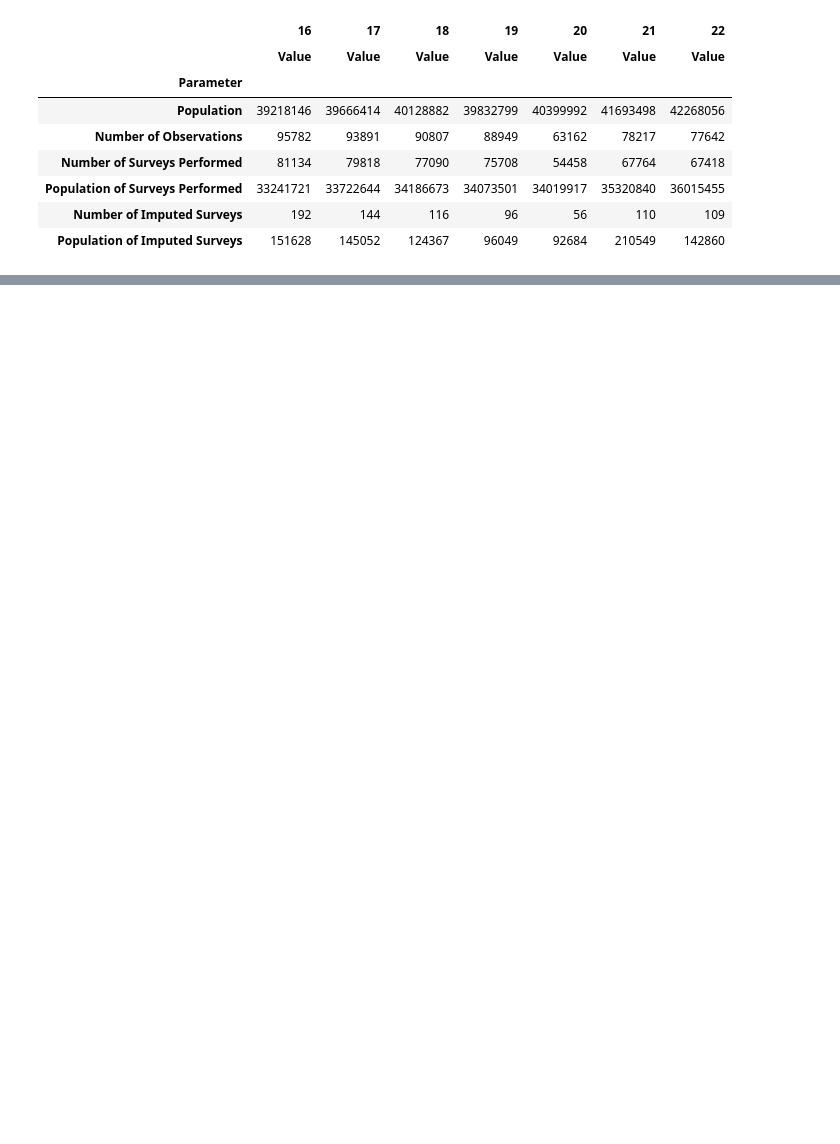
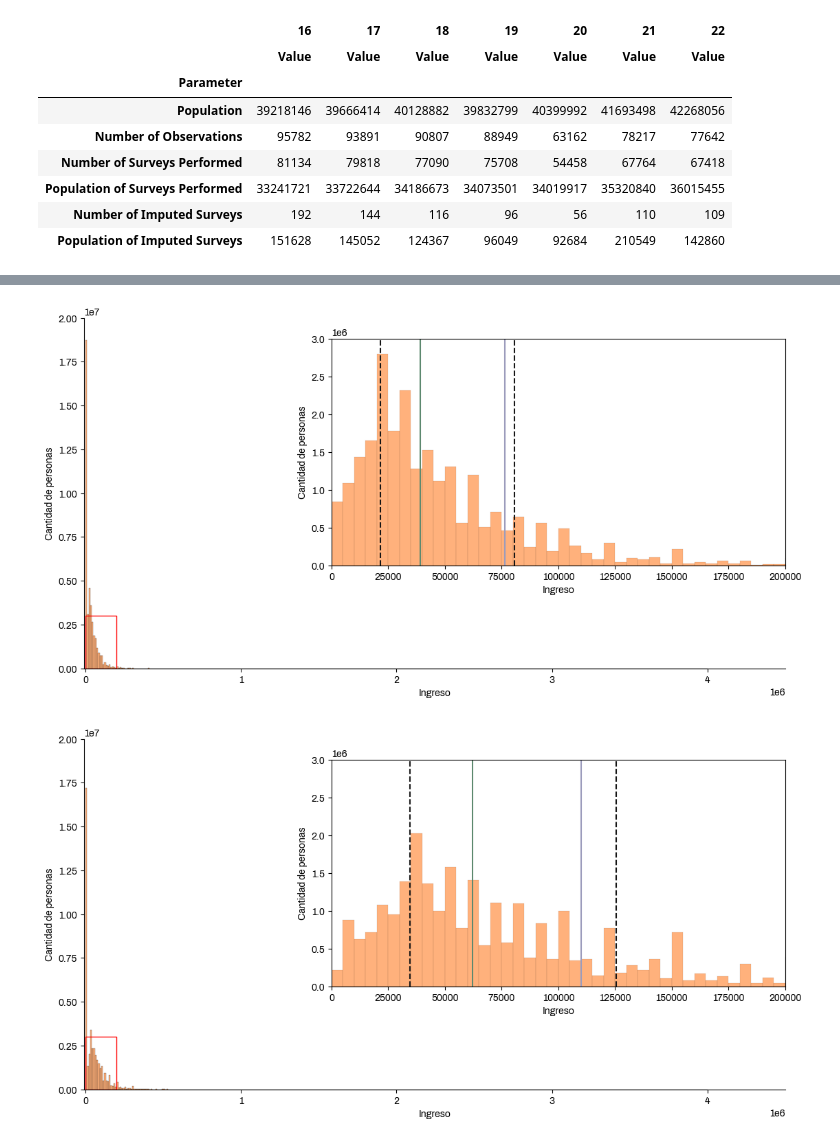
Before and after one commit to datos-Fundar/indice-mercado-trabajo-ingresos, a Jupyter notebook: scripts/04_chequeo_EPH.ipynb, the cells around one changed output, grey strips where cells are left out. Saved outputs shown, nothing was run; the diff lists cells and outputs as text; code cells hidden in the pictures; blank space fills up the shorter version.

Commit message:
chequeo el ingreso

```diff
--- a/scripts/04_chequeo_EPH.ipynb
+++ b/scripts/04_chequeo_EPH.ipynb
@@ -289,0 +182,48 @@ plt.hist(income_dist_2021['Weighted Income'], bins=100);
+# %%
+def plot_income_histogram(income_df, x0, x1, y0, y1, filename):
+
+    fig = plt.figure(figsize=(12, 6))
+    ax = plt.axes([0.05, 0.05, 0.85, 0.85])
+    ax.spines.right.set_visible(False)
+    ax.spines.top.set_visible(False)
+    sns.histplot(data=income_df, x='income', weights='weights', bins=400, ax=ax, color=fundar_colores_primarios[4]) # intervalo de 10k pesos
+    ax.set_xlabel('Ingreso')
+    ax.set_ylabel('Cantidad de personas')
+    ax.set_xlim([-1e4, 4.5e6])
+    ax.set_ylim([0, 2e7])
+
+    bx = plt.axes([0.35, 0.3, 0.55, 0.55])
+    sns.histplot(data=income_df[income_df['income']!=0], x='income', weights='weights', bins=800, ax=bx, color=fundar_colores_primarios[4]) # intervalo de 5k pesos
+    bx.set_xlim([x0, x1])
+    bx.set_ylim([y0, y1])
+    bx.set_ylabel('Cantidad de personas')
+    bx.set_xlabel('Ingreso')
+
+    # create rectangle patch object
+    rect = Rectangle((x0, y0), x1-x0, y1-y0, linewidth=1, edgecolor='r', facecolor='none')
+    # add rectangle to plot
+    ax.add_patch(rect)
+
+    # add markers for mean, median, and quartiles
+    mean_salary = income_df['income'].mean()
+    median_salary = income_df['income'].median()
+    q1_salary = income_df['income'].quantile(0.25)
+    q3_salary = income_df['income'].quantile(0.75)
+
+    bx.axvline(mean_salary, color=fundar_colores_secundarios[5], linestyle='--', label='Mean')
+    bx.axvline(median_salary, color=fundar_colores_secundarios[4], linestyle='--', label='Median')
+    bx.axvline(q1_salary, color=fundar_black, linestyle='-', label='Q1')
+    bx.axvline(q3_salary, color=fundar_black, linestyle='-', label='Q3')
+
+    plt.ticklabel_format(style='sci', axis='both')
+
+    fig.savefig(filename + '.png', dpi=300, bbox_inches='tight')
+    fig.savefig(filename + '.pdf', bbox_inches='tight')
+# %%
+pathfigs = '/home/daniufundar/Documents/Fundar/indice-mercado-trabajo-ingresos/figs/'
+
+plot_income_histogram(income_2021_grouped, 0, 200000, 0, 3000000, pathfigs + 'distribucion-ingreso-2021')
+plot_income_histogram(income_2022_grouped, 0, 200000, 0, 3000000, pathfigs + 'distribucion-ingreso-2022')
+# %% [output]
+[figure, added]
+[figure, added]
```
Also changed, not shown: parts of 47 cells of this notebook, 12 other files.
